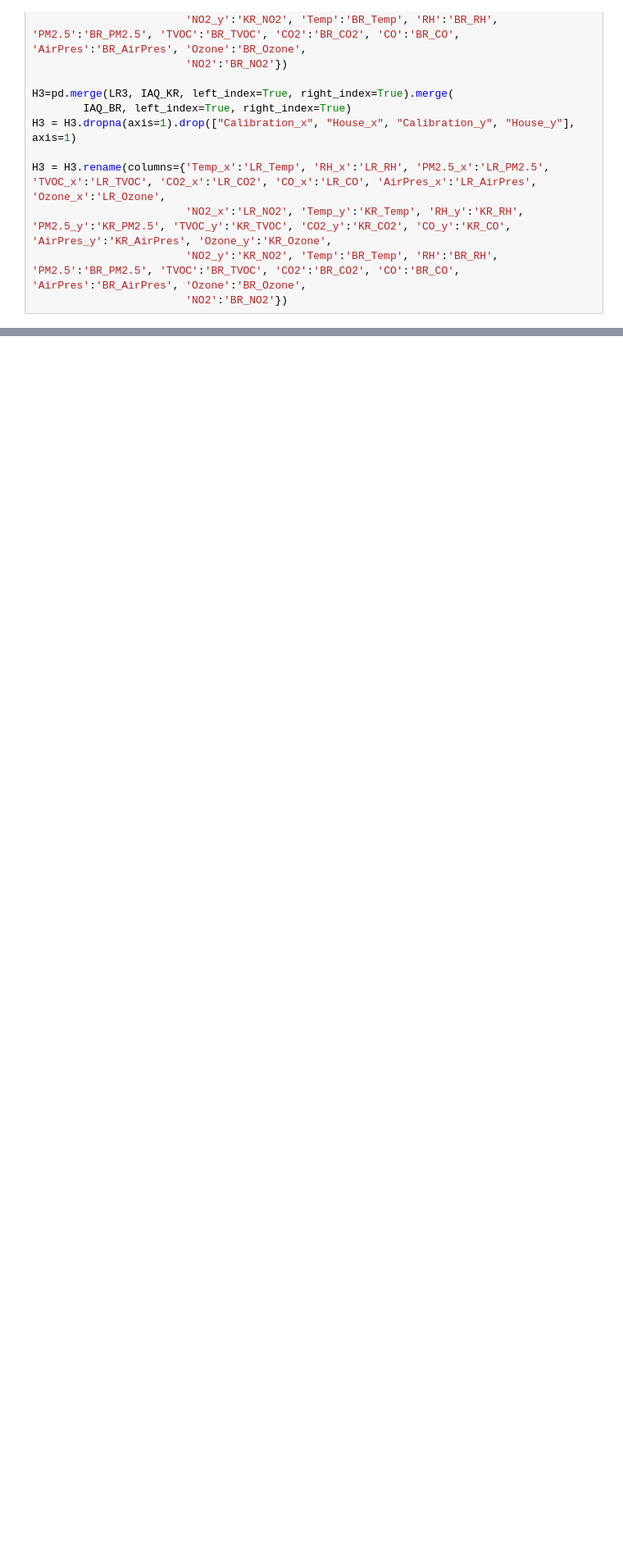
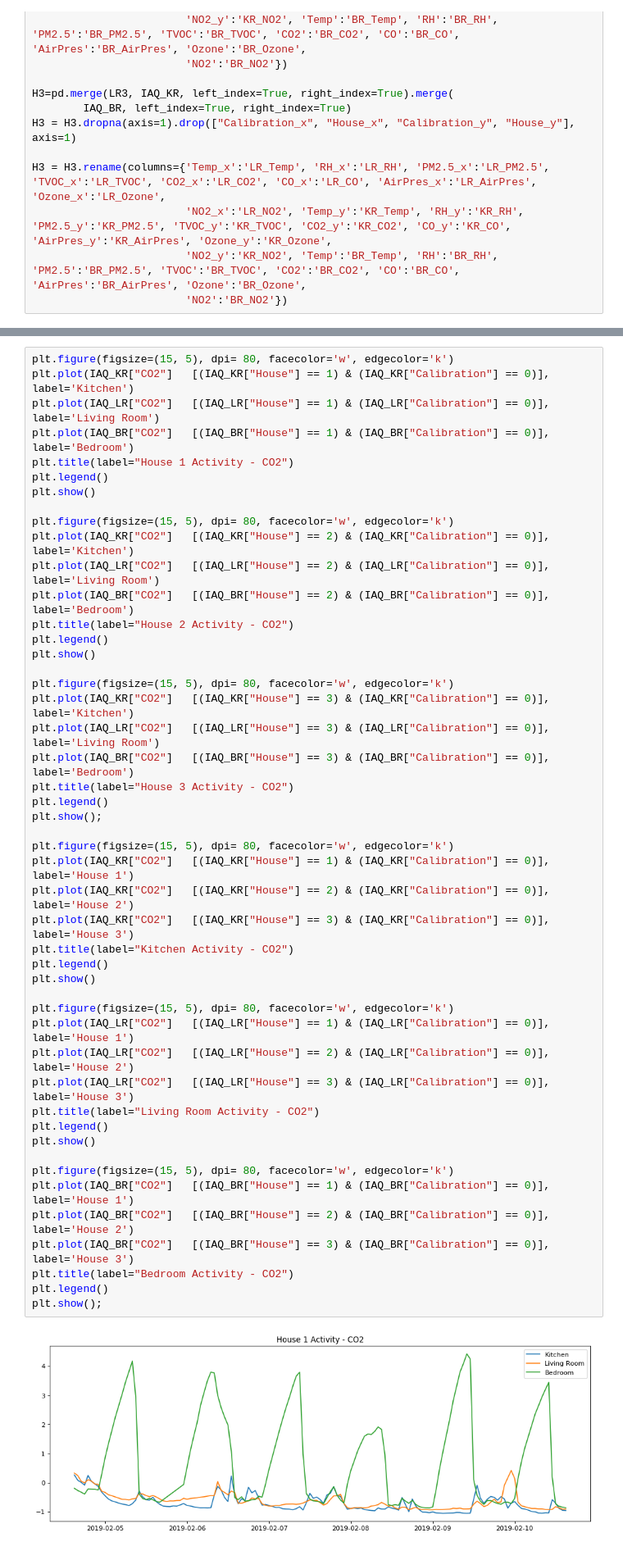
Before and after one commit to TomGoncalves/IAQ-Project, a Jupyter notebook: IAQ Project.ipynb, the cells around one changed output, grey strips where cells are left out. Shown at 82% size. Drawn from its saved outputs; the diff is of its cells as text; blank space fills up the shorter version.

```diff
--- a/IAQ Project.ipynb
+++ b/IAQ Project.ipynb
@@ -139,0 +427,50 @@ H3 = H3.rename(columns={'Temp_x':'LR_Temp', 'RH_x':'LR_RH', 'PM2.5_x':'LR_PM2.5'
+# %%
+plt.figure(figsize=(15, 5), dpi= 80, facecolor='w', edgecolor='k')
+plt.plot(IAQ_KR["CO2"]   [(IAQ_KR["House"] == 1) & (IAQ_KR["Calibration"] == 0)], label='Kitchen')
+plt.plot(IAQ_LR["CO2"]   [(IAQ_LR["House"] == 1) & (IAQ_LR["Calibration"] == 0)], label='Living Room')
+plt.plot(IAQ_BR["CO2"]   [(IAQ_BR["House"] == 1) & (IAQ_BR["Calibration"] == 0)], label='Bedroom')
+plt.title(label="House 1 Activity - CO2")
+plt.legend()
+plt.show()
+
+plt.figure(figsize=(15, 5), dpi= 80, facecolor='w', edgecolor='k')
+plt.plot(IAQ_KR["CO2"]   [(IAQ_KR["House"] == 2) & (IAQ_KR["Calibration"] == 0)], label='Kitchen')
+plt.plot(IAQ_LR["CO2"]   [(IAQ_LR["House"] == 2) & (IAQ_LR["Calibration"] == 0)], label='Living Room')
+plt.plot(IAQ_BR["CO2"]   [(IAQ_BR["House"] == 2) & (IAQ_BR["Calibration"] == 0)], label='Bedroom')
+plt.title(label="House 2 Activity - CO2")
+plt.legend()
+plt.show()
+
+plt.figure(figsize=(15, 5), dpi= 80, facecolor='w', edgecolor='k')
+plt.plot(IAQ_KR["CO2"]   [(IAQ_KR["House"] == 3) & (IAQ_KR["Calibration"] == 0)], label='Kitchen')
+plt.plot(IAQ_LR["CO2"]   [(IAQ_LR["House"] == 3) & (IAQ_LR["Calibration"] == 0)], label='Living Room')
+plt.plot(IAQ_BR["CO2"]   [(IAQ_BR["House"] == 3) & (IAQ_BR["Calibration"] == 0)], label='Bedroom')
+plt.title(label="House 3 Activity - CO2")
+plt.legend()
+plt.show();
+
+plt.figure(figsize=(15, 5), dpi= 80, facecolor='w', edgecolor='k')
+plt.plot(IAQ_KR["CO2"]   [(IAQ_KR["House"] == 1) & (IAQ_KR["Calibration"] == 0)], label='House 1')
+plt.plot(IAQ_KR["CO2"]   [(IAQ_KR["House"] == 2) & (IAQ_KR["Calibration"] == 0)], label='House 2')
+plt.plot(IAQ_KR["CO2"]   [(IAQ_KR["House"] == 3) & (IAQ_KR["Calibration"] == 0)], label='House 3')
+plt.title(label="Kitchen Activity - CO2")
+plt.legend()
+plt.show()
+
+plt.figure(figsize=(15, 5), dpi= 80, facecolor='w', edgecolor='k')
+plt.plot(IAQ_LR["CO2"]   [(IAQ_LR["House"] == 1) & (IAQ_LR["Calibration"] == 0)], label='House 1')
+plt.plot(IAQ_LR["CO2"]   [(IAQ_LR["House"] == 2) & (IAQ_LR["Calibration"] == 0)], label='House 2')
+plt.plot(IAQ_LR["CO2"]   [(IAQ_LR["House"] == 3) & (IAQ_LR["Calibration"] == 0)], label='House 3')
+plt.title(label="Living Room Activity - CO2")
+plt.legend()
+plt.show()
+
+plt.figure(figsize=(15, 5), dpi= 80, facecolor='w', edgecolor='k')
+plt.plot(IAQ_BR["CO2"]   [(IAQ_BR["House"] == 1) & (IAQ_BR["Calibration"] == 0)], label='House 1')
+plt.plot(IAQ_BR["CO2"]   [(IAQ_BR["House"] == 2) & (IAQ_BR["Calibration"] == 0)], label='House 2')
+plt.plot(IAQ_BR["CO2"]   [(IAQ_BR["House"] == 3) & (IAQ_BR["Calibration"] == 0)], label='House 3')
+plt.title(label="Bedroom Activity - CO2")
+plt.legend()
+plt.show();
+# %% [output]
+[figure, added]
```
Also changed, not shown: parts of 17 cells of this notebook.
